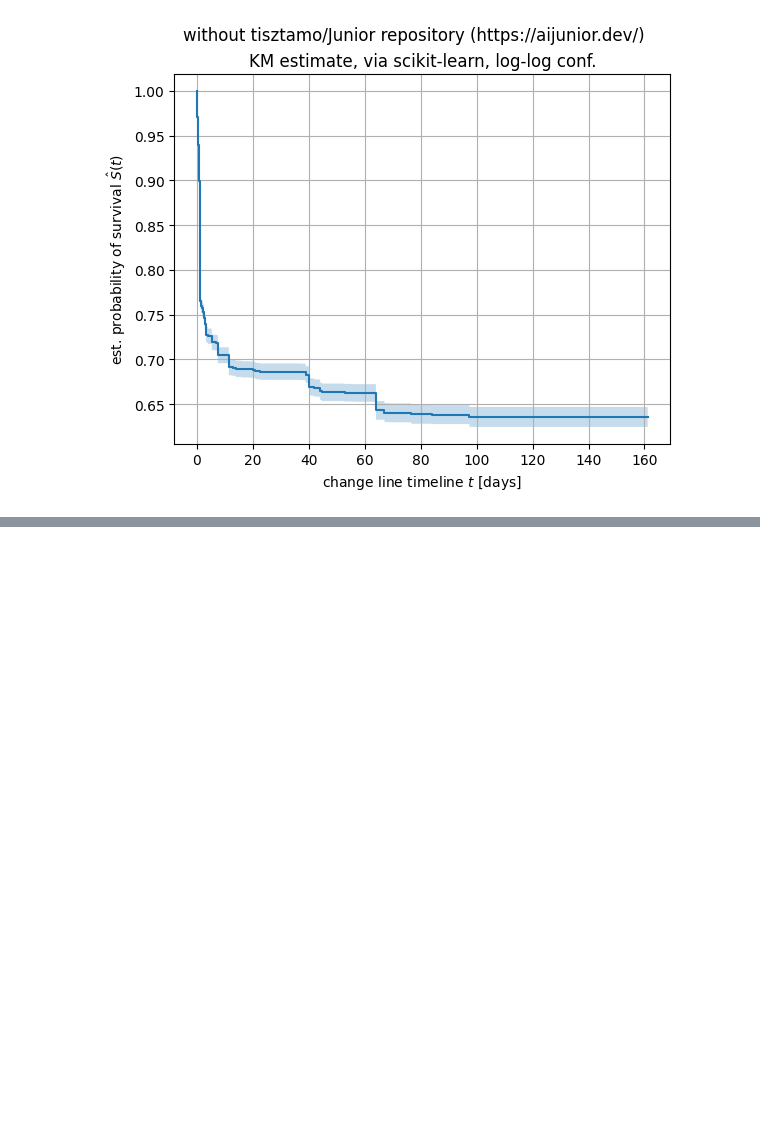
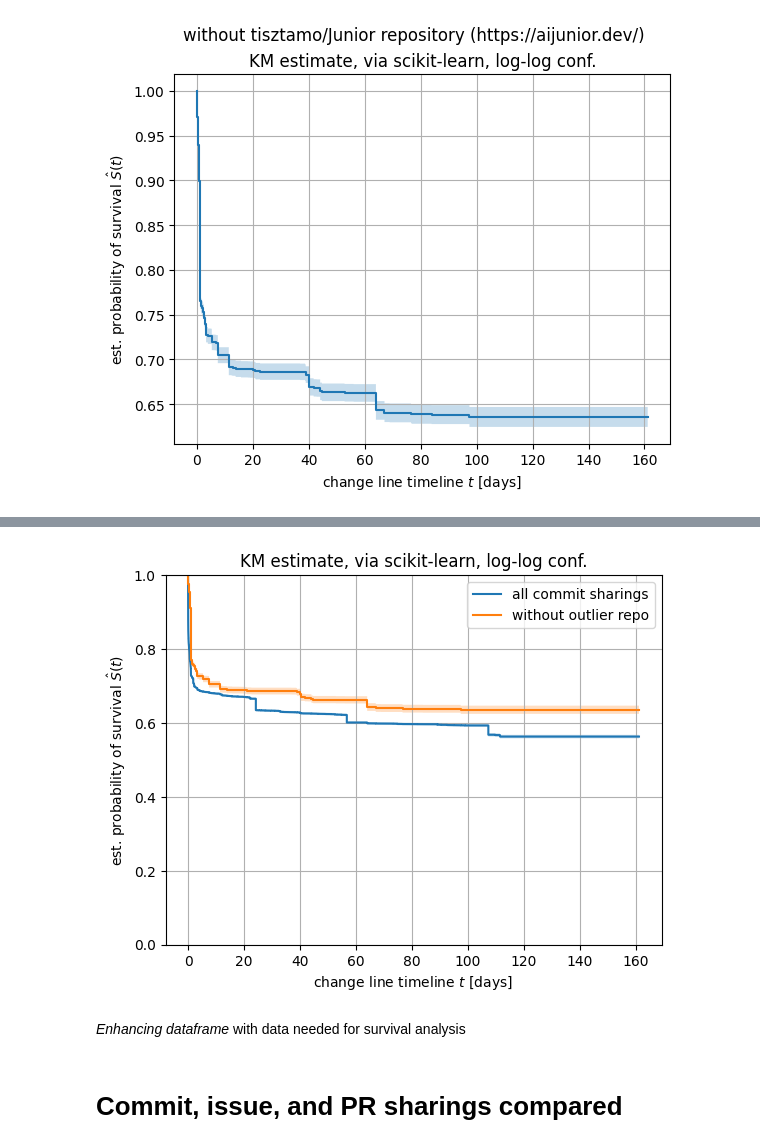
Before and after one commit to ncusi/MSR_Challenge_2024, a Jupyter notebook: notebooks/analyze_changes_survival.ipynb, the cells around one changed output, grey strips where cells are left out. Saved outputs shown, nothing was run; the diff lists cells and outputs as text; code cells hidden in the pictures; blank space fills up the shorter version.

```diff
--- a/notebooks/analyze_changes_survival.ipynb
+++ b/notebooks/analyze_changes_survival.ipynb
@@ -682,0 +709,23 @@ plt.show()
+# %%
+def plot_KM_sksurv(E, T, label=None):
+    time, survival_prob, conf_int = kaplan_meier_estimator(
+        E, T, conf_type="log-log"
+    )
+    plt.step(time, survival_prob, where="post", label=label)
+    plt.fill_between(time, conf_int[0], conf_int[1], alpha=0.25, step="post")
+
+    plt.ylim(0, 1)
+    plt.ylabel("est. probability of survival $\hat{S}(t)$")
+    plt.xlabel("change line timeline $t$ [days]")
+    plt.title("KM estimate, via scikit-learn, log-log conf.")
+    plt.grid()
+    plt.legend()
+# %%
+plot_KM_sksurv(E, T, "all commit sharings")
+plot_KM_sksurv(E_sel, T_sel, "without outlier repo")
+plt.grid()
+plt.show()
+# %% [output]
+[figure, added]
+# %% [markdown]
+_Enhancing dataframe_ with data needed for survival analysis
@@ -682,0 +760,2 @@ plt.show()
+# %% [markdown]
+# Commit, issue, and PR sharings compared
```
Also changed, not shown: parts of 11 cells of this notebook.
